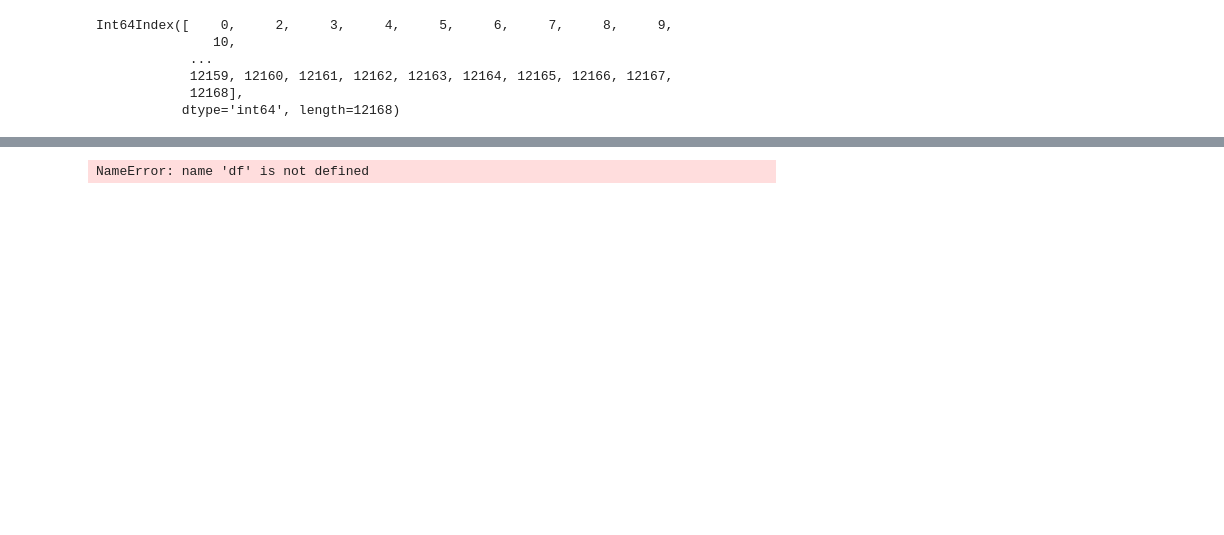
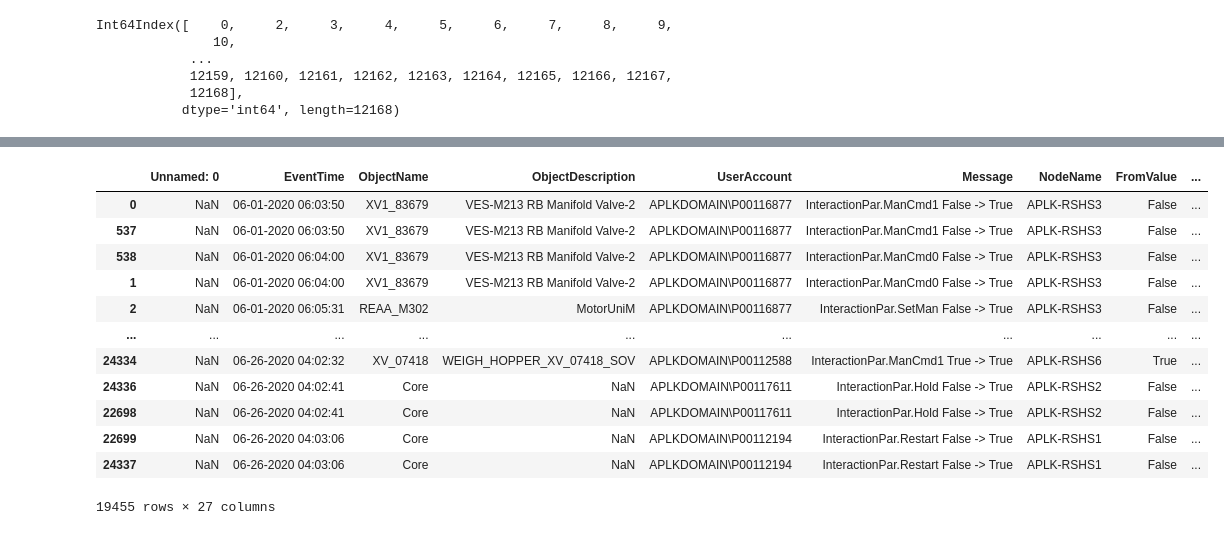
Before and after one commit to sangar-si/APL_DataCollectionFrameWork, a Jupyter notebook: Operator_Action.ipynb, the cells around one changed output, grey strips where cells are left out. Cells and saved outputs as stored; diff of their text form; code cells hidden in the pictures; blank space fills up the shorter version.

```diff
--- a/Operator_Action.ipynb
+++ b/Operator_Action.ipynb
@@ -649,3 +797,0 @@ print(len(list(df2.loc[:,"ObjectName"].values)))
-# %%
-df3 = df2.drop(index=1)
-#83679
@@ -679,4 +822,0 @@ df["FilterValue"] = keep_row
-# %%
-df.to_pickle("df_time.pkl")
-# %% [output]
-NameError: name 'df' is not defined
@@ -697,3 +823,19 @@ def filter_data_v2(df,filters):
+# %%
+df3
+# %% [output]
+|  | Unnamed: 0 | EventTime | ObjectName | ObjectDescription | UserAccount | Message | NodeName | FromValue | ... |
+| 0 | NaN | 06-01-2020 06:03:50 | XV1_83679 | VES-M213 RB Manifold Valve-2 | APLKDOMAIN\P00116877 | InteractionPar.ManCmd1 False -> True | APLK-RSHS3 | False | ... |
+| 537 | NaN | 06-01-2020 06:03:50 | XV1_83679 | VES-M213 RB Manifold Valve-2 | APLKDOMAIN\P00116877 | InteractionPar.ManCmd1 False -> True | APLK-RSHS3 | False | ... |
+| 538 | NaN | 06-01-2020 06:04:00 | XV1_83679 | VES-M213 RB Manifold Valve-2 | APLKDOMAIN\P00116877 | InteractionPar.ManCmd0 False -> True | APLK-RSHS3 | False | ... |
+| 1 | NaN | 06-01-2020 06:04:00 | XV1_83679 | VES-M213 RB Manifold Valve-2 | APLKDOMAIN\P00116877 | InteractionPar.ManCmd0 False -> True | APLK-RSHS3 | False | ... |
+| 2 | NaN | 06-01-2020 06:05:31 | REAA_M302 | MotorUniM | APLKDOMAIN\P00116877 | InteractionPar.SetMan False -> True | APLK-RSHS3 | False | ... |
+| ... | ... | ... | ... | ... | ... | ... | ... | ... | ... |
+| 24334 | NaN | 06-26-2020 04:02:32 | XV_07418 | WEIGH_HOPPER_XV_07418_SOV | APLKDOMAIN\P00112588 | InteractionPar.ManCmd1 True -> True | APLK-RSHS6 | True | ... |
+| 24336 | NaN | 06-26-2020 04:02:41 | Core | NaN | APLKDOMAIN\P00117611 | InteractionPar.Hold False -> True | APLK-RSHS2 | False | ... |
+| 22698 | NaN | 06-26-2020 04:02:41 | Core | NaN | APLKDOMAIN\P00117611 | InteractionPar.Hold False -> True | APLK-RSHS2 | False | ... |
+| 22699 | NaN | 06-26-2020 04:03:06 | Core | NaN | APLKDOMAIN\P00112194 | InteractionPar.Restart False -> True | APLK-RSHS1 | False | ... |
+| 24337 | NaN | 06-26-2020 04:03:06 | Core | NaN | APLKDOMAIN\P00112194 | InteractionPar.Restart False -> True | APLK-RSHS1 | False | ... |
+19455 rows × 27 columns
 # %%
 def parse_filter():
     path = os.getcwd()+"\\"+"Utility_Files"+"\\"+"filters.txt"
```
Also changed, not shown: parts of 21 cells of this notebook, 1 other file.
